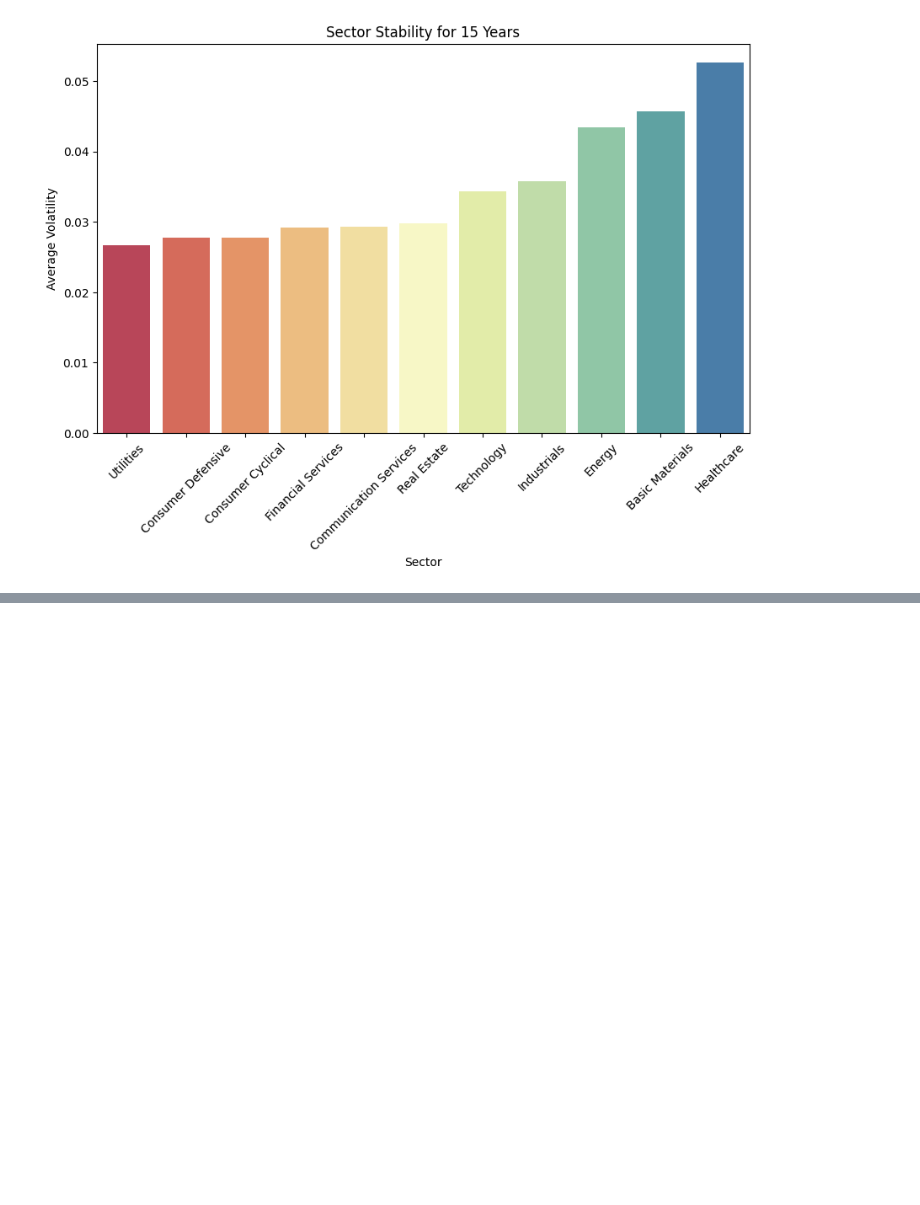
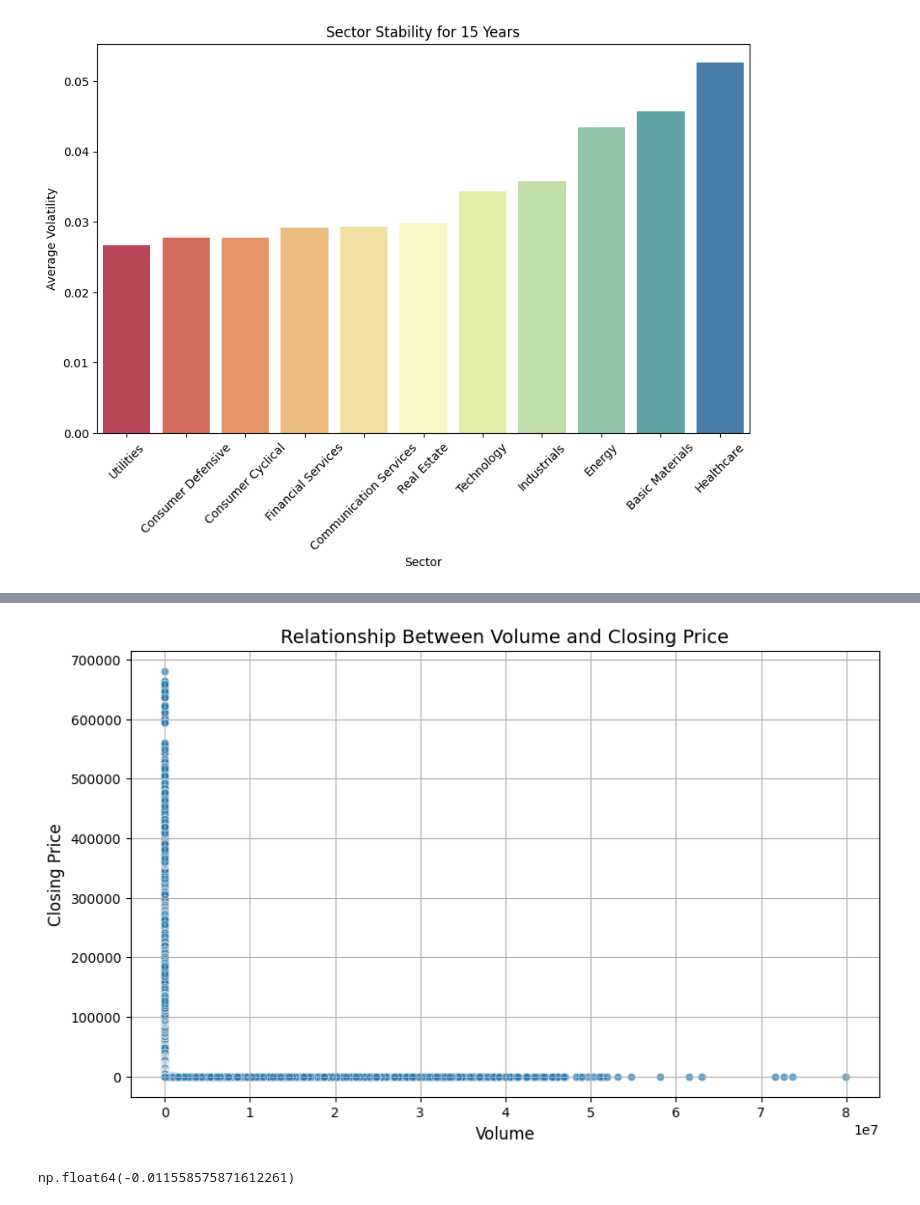
Before and after one commit to LCM-W25-3035/PortfolioAllocationRL, a Jupyter notebook: src/Analysis.ipynb, the cells around one changed output, grey strips where cells are left out. Cells and saved outputs as stored; diff of their text form; code cells hidden in the pictures; blank space fills up the shorter version.

```diff
--- a/src/Analysis.ipynb
+++ b/src/Analysis.ipynb
@@ -206,0 +311,20 @@ See the caveats in the documentation: https://pandas.pydata.org/pandas-docs/stab
+# %%
+import matplotlib.pyplot as plt
+import seaborn as sns
+
+# Calculate the correlation between volume and closing price
+correlation = data['volume'].corr(data['close'])
+
+# Create a scatter plot to visualize the relationship
+plt.figure(figsize=(10, 6))
+sns.scatterplot(x=data['volume'], y=data['close'], alpha=0.7)
+plt.title('Relationship Between Volume and Closing Price', fontsize=14)
+plt.xlabel('Volume', fontsize=12)
+plt.ylabel('Closing Price', fontsize=12)
+plt.grid(True)
+plt.show()
+
+correlation
+# %% [output]
+[figure, added]
+np.float64(-0.011558575871612261)
```
Also changed, not shown: parts of 3 cells of this notebook, 2 other files.
